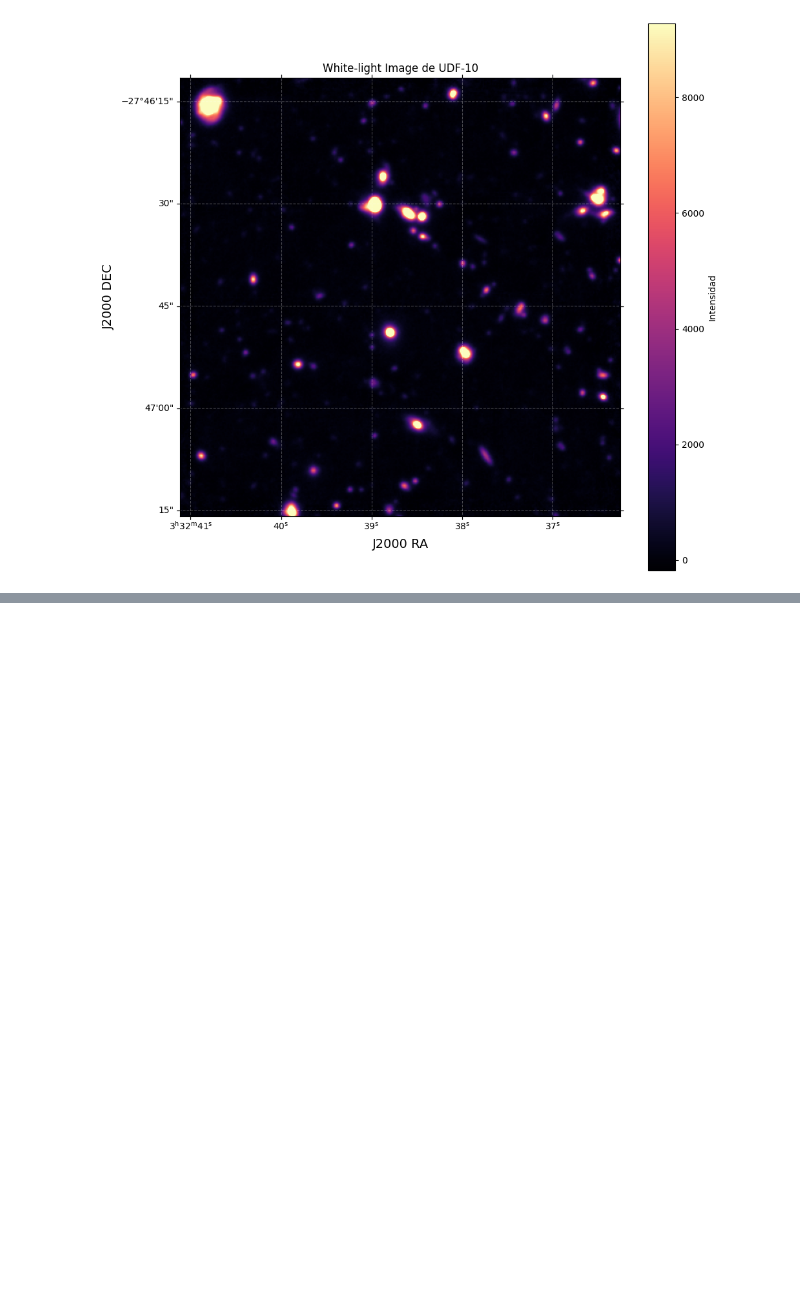
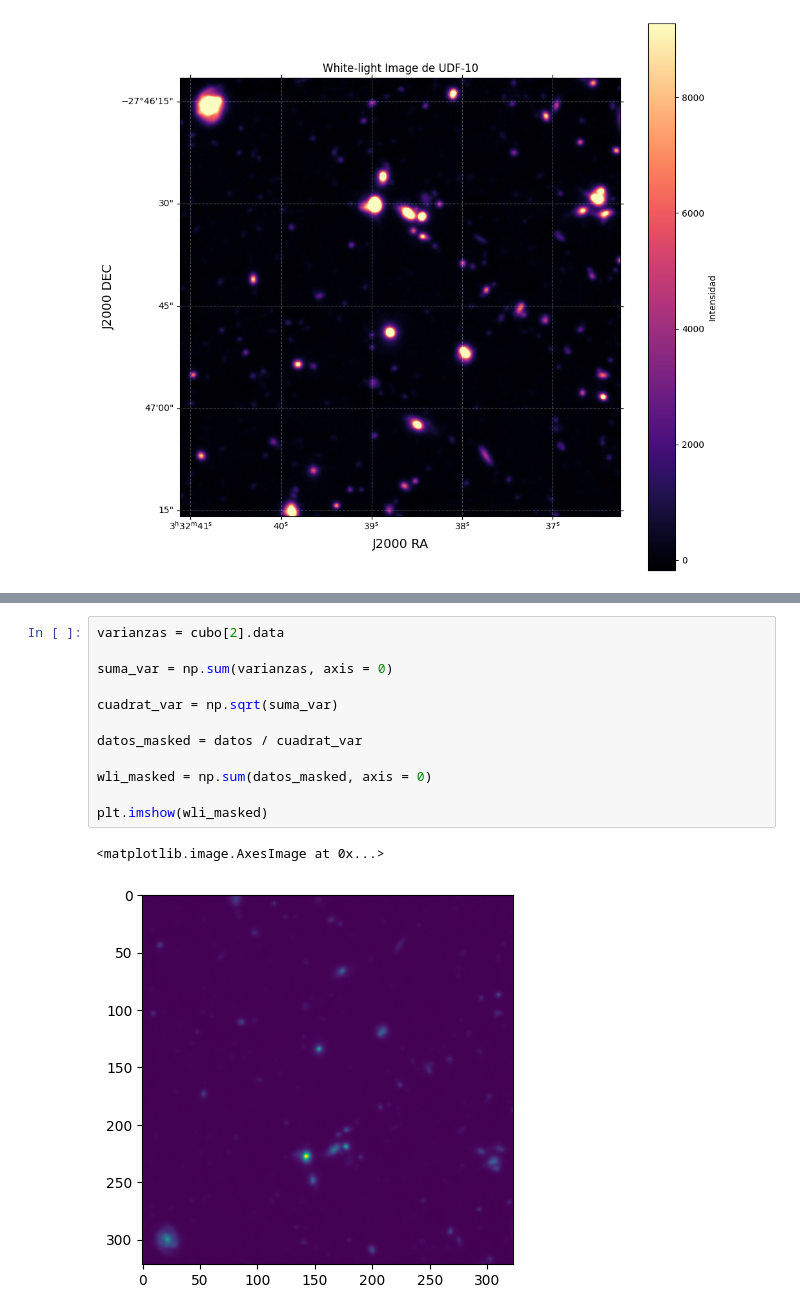
Before and after one commit to CrushinAngel/Galaxias-en-Deep-Fields, a Jupyter notebook: Deep_Fields.ipynb, the cells around one changed output, grey strips where cells are left out. Drawn from its saved outputs; the diff is of its cells as text; blank space fills up the shorter version.

```diff
--- a/Deep_Fields.ipynb
+++ b/Deep_Fields.ipynb
@@ -131,0 +152,15 @@ plt.show()
+# %%
+varianzas = cubo[2].data
+
+suma_var = np.sum(varianzas, axis = 0)
+
+cuadrat_var = np.sqrt(suma_var)
+
+datos_masked = datos / cuadrat_var
+
+wli_masked = np.sum(datos_masked, axis = 0)
+
+plt.imshow(wli_masked)
+# %% [output]
+<matplotlib.image.AxesImage at 0x...>
+[figure, added]
```
Also changed, not shown: parts of 3 cells of this notebook.
